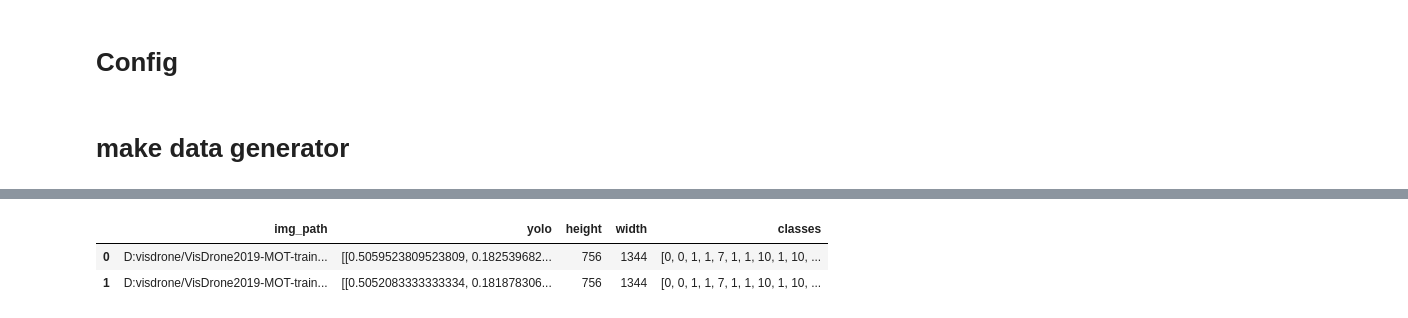
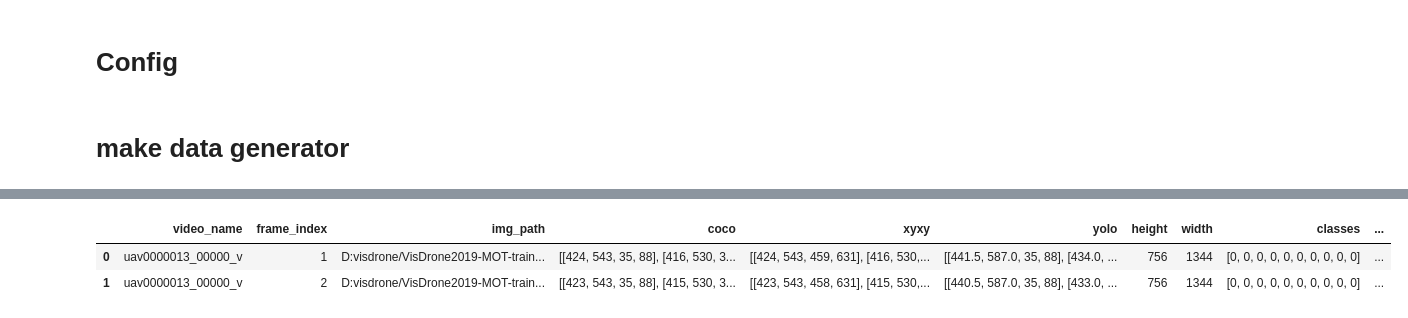
Before and after one commit to komingsu/SIA-MOT, a Jupyter notebook: data_gen_check.ipynb, the cells around one changed output, grey strips where cells are left out. Drawn from its saved outputs; the diff is of its cells as text; code cells hidden in the pictures.

```diff
--- a/data_gen_check.ipynb
+++ b/data_gen_check.ipynb
@@ -30,11 +23,8 @@ train_df.head(2)
 # %%
 train_df["img_path"] = train_df["img_path"].apply(lambda x : TRAIN_IMAGE_ROOTPATH+x )
-train_df["yolo"] = train_df["yolo"].apply(lambda x : ast.literal_eval(x))
-train_df["classes"] = train_df["classes"].apply(lambda x : ast.literal_eval(x))
-
-train_df = train_df[["img_path", "yolo", "height","width","classes"]]
+train_df = activate_list_in_dataframe(train_df)
 train_df.head(2)
 # %% [output]
-|  | img_path | yolo | height | width | classes |
-| 0 | D:visdrone/VisDrone2019-MOT-train... | [[0.5059523809523809, 0.182539682... | 756 | 1344 | [0, 0, 1, 1, 7, 1, 1, 10, 1, 10, ... |
-| 1 | D:visdrone/VisDrone2019-MOT-train... | [[0.5052083333333334, 0.181878306... | 756 | 1344 | [0, 0, 1, 1, 7, 1, 1, 10, 1, 10, ... |
+|  | video_name | frame_index | img_path | coco | xyxy | yolo | height | width | classes | ... |
+| 0 | uav0000013_00000_v | 1 | D:visdrone/VisDrone2019-MOT-train... | [[424, 543, 35, 88], [416, 530, 3... | [[424, 543, 459, 631], [416, 530,... | [[441.5, 587.0, 35, 88], [434.0, ... | 756 | 1344 | [0, 0, 0, 0, 0, 0, 0, 0, 0, 0] | ... |
+| 1 | uav0000013_00000_v | 2 | D:visdrone/VisDrone2019-MOT-train... | [[423, 543, 35, 88], [415, 530, 3... | [[423, 543, 458, 631], [415, 530,... | [[440.5, 587.0, 35, 88], [433.0, ... | 756 | 1344 | [0, 0, 0, 0, 0, 0, 0, 0, 0, 0] | ... |
```
Also changed, not shown: parts of 9 cells of this notebook, 3 other files.
